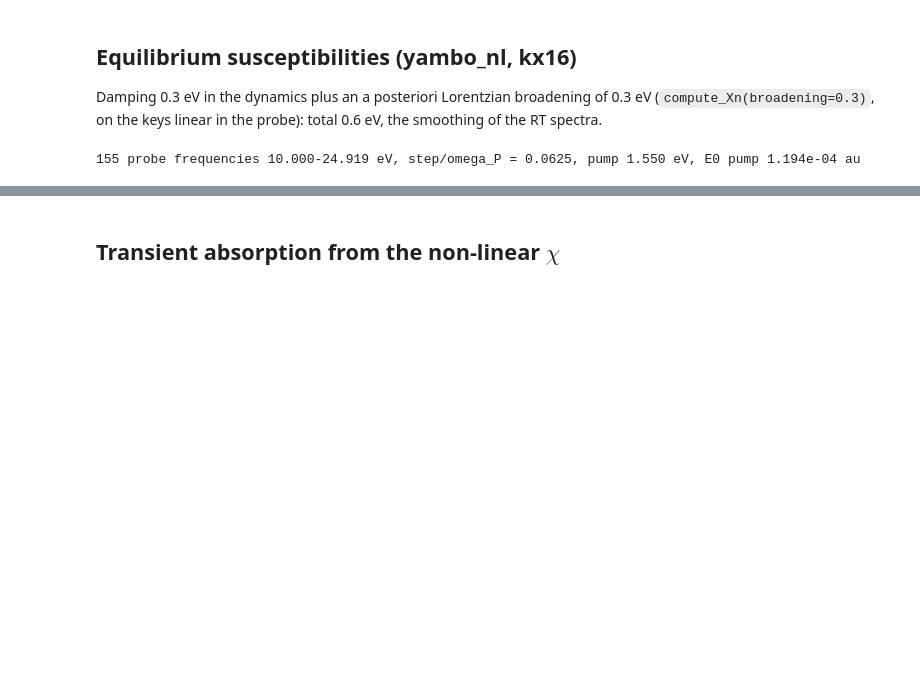
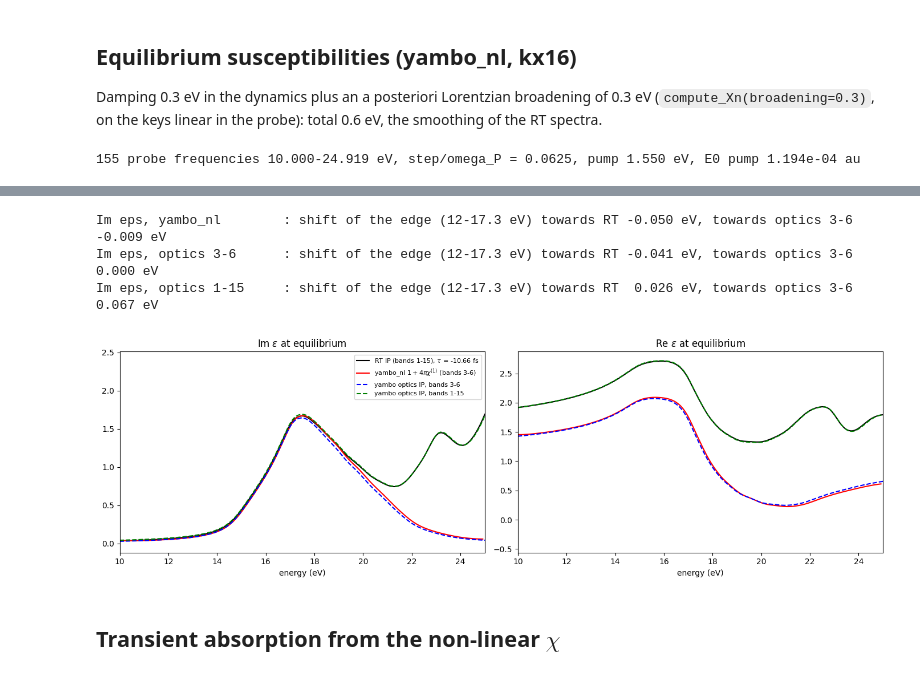
Before and after one commit to marcodalessandro76/LiF, a Jupyter notebook: NL_Chi/Dchi-neq_Analysis.ipynb, the cells around one changed output, grey strips where cells are left out. Saved outputs shown, nothing was run; the diff lists cells and outputs as text; code cells hidden in the pictures; blank space fills up the shorter version.

```diff
--- a/NL_Chi/Dchi-neq_Analysis.ipynb
+++ b/NL_Chi/Dchi-neq_Analysis.ipynb
@@ -188,3 +211,52 @@ print('%d probe frequencies %.3f-%.3f eV, step/omega_P = %.4f, pump %.3f eV, E0
+# %%
+from scipy.optimize import minimize_scalar
+
+def invint_correction(freqs, chi, dt=0.01):
+    # removes the effects of the INVINT integrator with time step dt (fs) from chi (last axis on the grid freqs, eV, of
+    # the output polarization): chi(w_eff) exp(-i w_eff dt/2), with w_eff = (2 hbar/dt) arctan(w dt/2 hbar)
+    # (red shift of the resonances and delay dt/2 of the fields)
+    hb = Const.Planck_reduced_ev_fs
+    weff = 2*hb/dt*np.arctan(freqs*dt/(2*hb))
+    chi = np.asarray(chi)*np.exp(-1j*freqs/hb*dt/2)
+    out = [np.interp(weff,freqs,y.real)+1j*np.interp(weff,freqs,y.imag) for y in chi.reshape(-1,chi.shape[-1])]
+    return np.array(out).reshape(chi.shape)
+
+def best_shift(x, y, ref_x, ref_y, erange):
+    # rigid shift (eV, > 0 to the right) of y(x) that minimizes the distance from ref_y(ref_x) in erange
+    g = x[(x>=erange[0])&(x<=erange[1])]
+    t = np.interp(g,ref_x,ref_y)
+    return minimize_scalar(lambda a: np.sum((np.interp(g-a,x,y)-t)**2),bounds=(-1,1),method='bounded').x
+
+def load_ip_optics(bands, folder='kx16_nb100_NoTr_E100'):
+    # energy (eV) and eps of the IP yambo optics run with the given bands
+    d = np.loadtxt(glob.glob(os.path.join(folder,'ip-optics-bands_%s-damp_0.6'%bands,'o-*.eps_q1_ip'))[0])
+    return d[:,0], d[:,2]+1j*d[:,1]
+ip_optics = {b: load_ip_optics(b) for b in ['3-6','1-15']}
+
+eps_ref = rt_ip['eps'][0]
+chi1_c = invint_correction(freqs,chi1_sin)   # corrected linear response of the yambo_nl runs
+eps_nl = 1+4*np.pi*chi1_c
+
+fig,axes = plt.subplots(1,2,figsize=(14,4.5))
+for ax,part,lab in zip(axes,[np.imag,np.real],['Im','Re']):
+    ax.plot(rt_ip['energy'],part(eps_ref),'k',label=r'RT IP (bands 1-15), $\tau$ = %.2f fs'%rt_ip['tau'][0])
+    ax.plot(freqs,part(eps_nl),'r',label=r'yambo_nl $1+4\pi\chi^{(1)}$ (bands 3-6)')
+    for (b,(x,e)),st in zip(ip_optics.items(),['b--','g--']):
+        ax.plot(x,part(e),st,label='yambo optics IP, bands %s'%b)
+    ax.set_xlim(10,25)
+    ax.set_xlabel('energy (eV)')
+    ax.set_title(r'%s $\epsilon$ at equilibrium'%lab)
+axes[0].legend(fontsize=8)
+plt.tight_layout()
+curves = [('yambo_nl',freqs,eps_nl)] + [('optics %s'%b,x,e) for b,(x,e) in ip_optics.items()]
+for lab,x,y in curves:
+    print('Im eps, %-16s: shift of the edge (12-17.3 eV) towards RT %6.3f eV, towards optics 3-6 %6.3f eV'%(
+          lab,best_shift(x,y.imag,rt_ip['energy'],eps_ref.imag,(12,17.3)),best_shift(x,y.imag,*ip_optics['3-6'][0:1],ip_optics['3-6'][1].imag,(12,17.3))))
+# %% [output]
+Im eps, yambo_nl        : shift of the edge (12-17.3 eV) towards RT -0.050 eV, towards optics 3-6 -0.009 eV
+Im eps, optics 3-6      : shift of the edge (12-17.3 eV) towards RT -0.041 eV, towards optics 3-6  0.000 eV
+Im eps, optics 1-15     : shift of the edge (12-17.3 eV) towards RT  0.026 eV, towards optics 3-6  0.067 eV
+[figure, added]
 # %% [markdown]
 ## Transient absorption from the non-linear $\chi$
 # %% [markdown]
```
Also changed, not shown: parts of 5 cells of this notebook, 2 other files.
